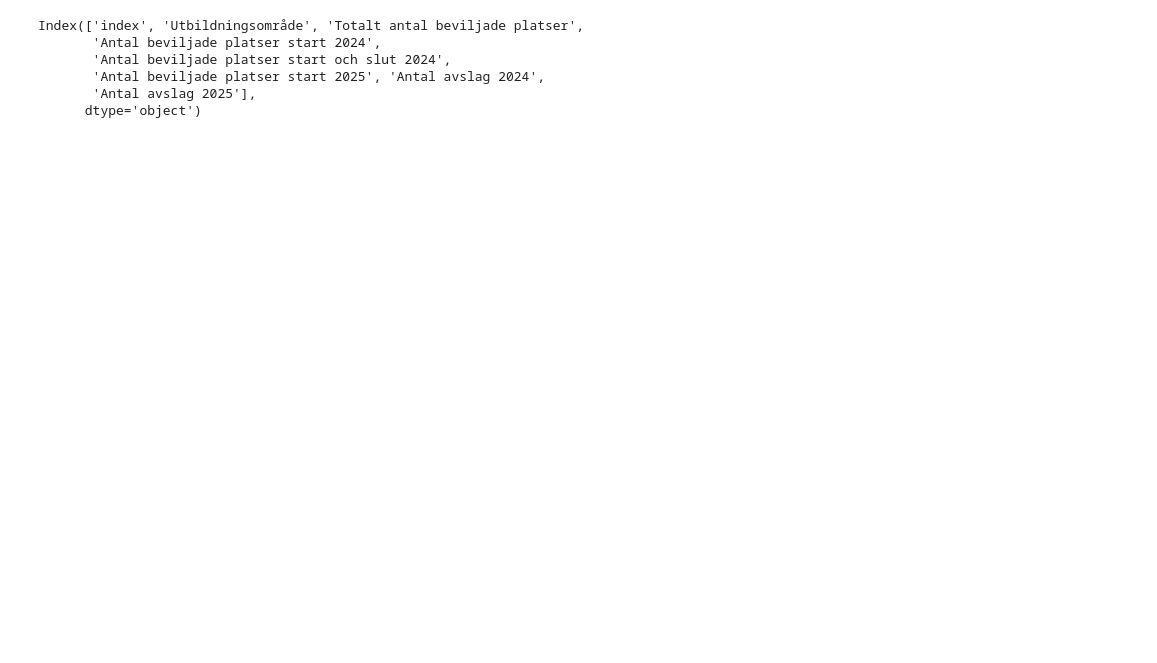
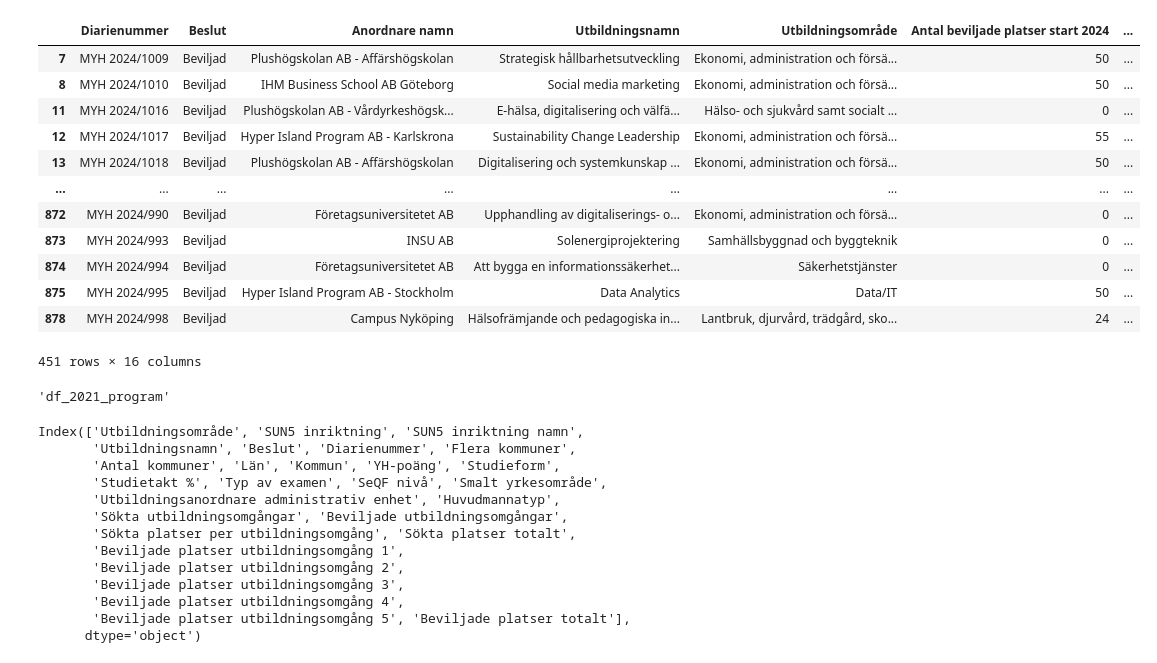
Before and after one commit to AlejandroHiroshima/Data_visualisation_grupp8, a Jupyter notebook: explorations/marcus_eda/eda_marcus.ipynb, the cells around one changed output. Cells and saved outputs as stored; diff of their text form; code cells hidden in the pictures; blank space fills up the shorter version.

Commit message:
creating function and added platser for program

```diff
--- a/explorations/marcus_eda/eda_marcus.ipynb
+++ b/explorations/marcus_eda/eda_marcus.ipynb
@@ -3,11 +84,13 @@
 # %%
-import pandas as pd
-
-inkomna_2021 = pd.read_excel(
-    "../../data/anordnare_resultat_kurser_2020-2024/inkomna-ansokningar-juni-2021-for-korta-utbildningar-kurser-och-kurspaket.xlsx"
-)
-
-resultat_2021 = pd.read_excel("../../data/anordnare_resultat_kurser_2020-2024/resultat-juni-2021-for-korta-utbildningar-kurser-och-kurspaket.xlsx")
 
 
-data_2022 = pd.read_excel("../../data/anordnare_resultat_kurser_2020-2024/resultat-2022-for-kurser-inom-yh.xlsx")
+df_kurser_2020_april = pd.read_excel("../../data/anordnare_resultat_kurser_2020-2024/Beviljade-korta-utb-kurser-kurspaket-YH-april-2020-1.xlsx")
+df_kurser_2020_juli = pd.read_excel("../../data/anordnare_resultat_kurser_2020-2024/Beviljade-korta-utb-kurser-kurspaket-YH-juli-2020-2.xlsx")
+df_kurser_2021_lista = pd.read_excel("../../data/anordnare_resultat_kurser_2020-2024/inkomna-ansokningar-juni-2021-for-korta-utbildningar-kurser-och-kurspaket.xlsx")
+df_kurser_2021_beviljade = pd.read_excel("../../data/anordnare_resultat_kurser_2020-2024/resultat-juni-2021-for-korta-utbildningar-kurser-och-kurspaket.xlsx")
+df_kurser_2022 = pd.read_excel("../../data/anordnare_resultat_kurser_2020-2024/resultat-2022-for-kurser-inom-yh.xlsx")
+df_kurser_2023 = pd.read_excel("../../data/anordnare_resultat_kurser_2020-2024/resultat-2023-for-kurser-inom-yh.xlsx")
+df_kurser_2024 = pd.read_excel("../../data/anordnare_resultat_kurser_2020-2024/resultat-2024-for-kurser-inom-yh.xlsx")
+
+
+df_kurser_2021_beviljade["Beslut"] = "Beviljad"
@@ -132,9 +203,45 @@ resultat_ansökningar.reset_index(inplace= True)
+# %%
+df_kurser_2024.query("Beslut == 'Beviljad'")
+# %% [output]
+|  | Diarienummer | Beslut | Anordnare namn | Utbildningsnamn | Utbildningsområde | Antal beviljade platser start 2024 | ... |
+| 7 | MYH 2024/1009 | Beviljad | Plushögskolan AB - Affärshögskolan | Strategisk hållbarhetsutveckling | Ekonomi, administration och försä... | 50 | ... |
+| 8 | MYH 2024/1010 | Beviljad | IHM Business School AB Göteborg | Social media marketing | Ekonomi, administration och försä... | 50 | ... |
+| 11 | MYH 2024/1016 | Beviljad | Plushögskolan AB - Vårdyrkeshögsk... | E-hälsa, digitalisering och välfä... | Hälso- och sjukvård samt socialt ... | 0 | ... |
+| 12 | MYH 2024/1017 | Beviljad | Hyper Island Program AB - Karlskrona | Sustainability Change Leadership | Ekonomi, administration och försä... | 55 | ... |
+| 13 | MYH 2024/1018 | Beviljad | Plushögskolan AB - Affärshögskolan | Digitalisering och systemkunskap ... | Ekonomi, administration och försä... | 50 | ... |
+| ... | ... | ... | ... | ... | ... | ... | ... |
+| 872 | MYH 2024/990 | Beviljad | Företagsuniversitetet AB | Upphandling av digitaliserings- o... | Ekonomi, administration och försä... | 0 | ... |
+| 873 | MYH 2024/993 | Beviljad | INSU AB | Solenergiprojektering | Samhällsbyggnad och byggteknik | 0 | ... |
+| 874 | MYH 2024/994 | Beviljad | Företagsuniversitetet AB | Att bygga en informationssäkerhet... | Säkerhetstjänster | 0 | ... |
+| 875 | MYH 2024/995 | Beviljad | Hyper Island Program AB - Stockholm | Data Analytics | Data/IT | 50 | ... |
+| 878 | MYH 2024/998 | Beviljad | Campus Nyköping | Hälsofrämjande och pedagogiska in... | Lantbruk, djurvård, trädgård, sko... | 24 | ... |
+451 rows × 16 columns
+# %%
+global_dict_programs = {
+    2024: "df_2024_program",
+    2023: "df_2023_program",
+    2022: "df_2022_program",
+    2021: "df_2021_program",
+    2020: "df_2020_program"
+}
+
+year = 2021
+global_dict_programs[year]
+# %% [output]
+'df_2021_program'
 # %%
-resultat_ansökningar.columns
+df_program_2023.columns
 # %% [output]
-Index(['index', 'Utbildningsområde', 'Totalt antal beviljade platser',
-       'Antal beviljade platser start 2024',
-       'Antal beviljade platser start och slut 2024',
-       'Antal beviljade platser start 2025', 'Antal avslag 2024',
-       'Antal avslag 2025'],
+Index(['Utbildningsområde', 'SUN5 inriktning', 'SUN5 inriktning namn',
+       'Utbildningsnamn', 'Beslut', 'Diarienummer', 'Flera kommuner',
+       'Antal kommuner', 'Län', 'Kommun', 'YH-poäng', 'Studieform',
+       'Studietakt %', 'Typ av examen', 'SeQF nivå', 'Smalt yrkesområde',
+       'Utbildningsanordnare administrativ enhet', 'Huvudmannatyp',
+       'Sökta utbildningsomgångar', 'Beviljade utbildningsomgångar',
+       'Sökta platser per utbildningsomgång', 'Sökta platser totalt',
+       'Beviljade platser utbildningsomgång 1',
+       'Beviljade platser utbildningsomgång 2',
+       'Beviljade platser utbildningsomgång 3',
+       'Beviljade platser utbildningsomgång 4',
+       'Beviljade platser utbildningsomgång 5', 'Beviljade platser totalt'],
       dtype='object')
```
Also changed, not shown: parts of 24 cells of this notebook, 3 other files.
